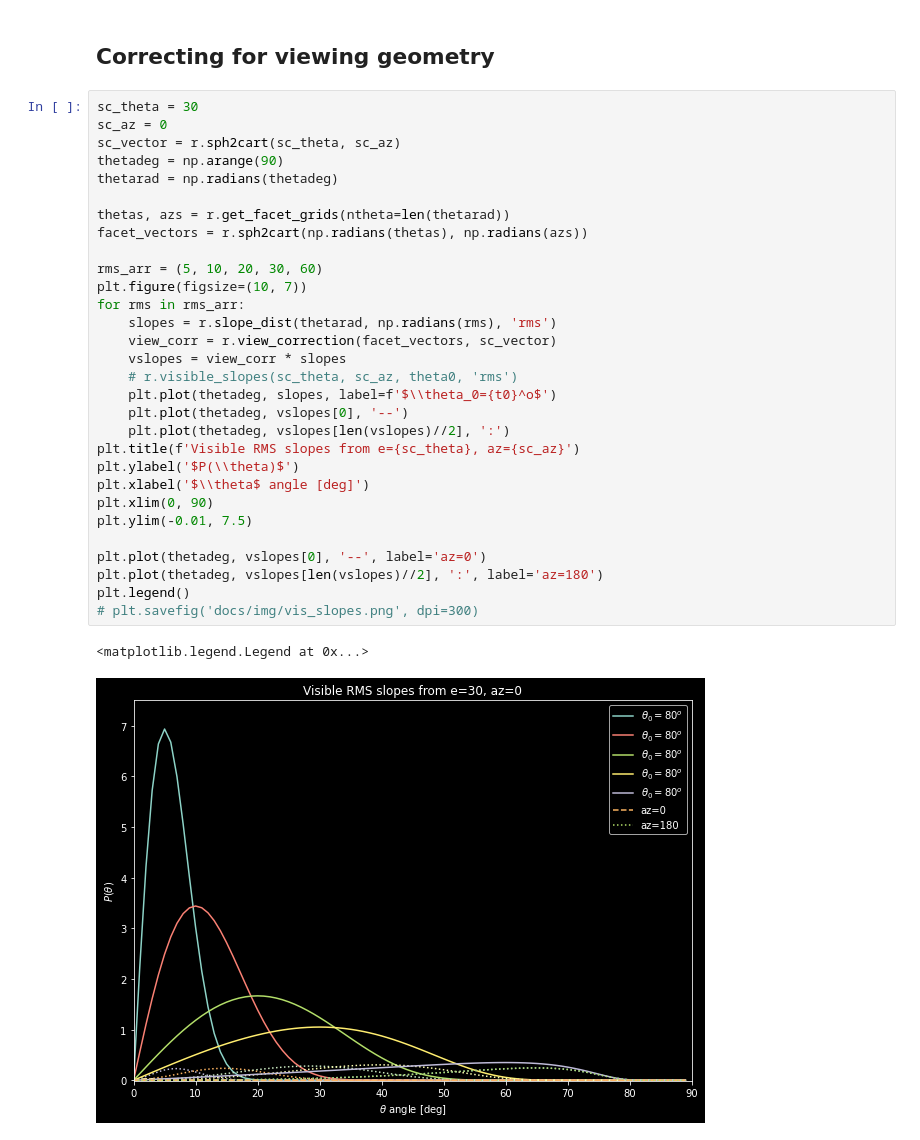
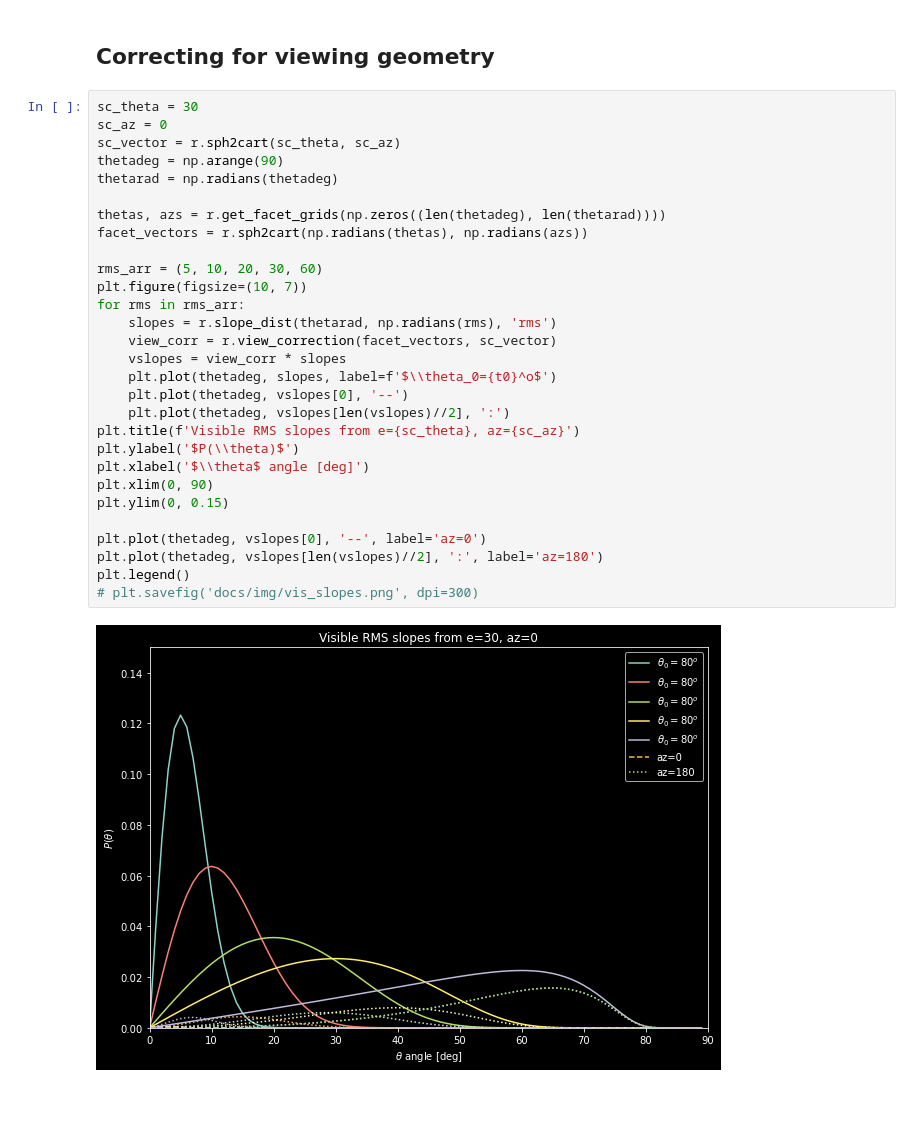
Before and after one commit to NAU-PIXEL/roughness, a Jupyter notebook: examples/slope_dist.ipynb, the cells around one changed output. Cells and saved outputs as stored; diff of their text form; blank space fills up the shorter version.

```diff
--- a/examples/slope_dist.ipynb
+++ b/examples/slope_dist.ipynb
@@ -59,33 +51,31 @@ plt.legend()
 # %%
 sc_theta = 30
 sc_az = 0
 sc_vector = r.sph2cart(sc_theta, sc_az)
 thetadeg = np.arange(90)
 thetarad = np.radians(thetadeg)
 
-thetas, azs = r.get_facet_grids(ntheta=len(thetarad))
+thetas, azs = r.get_facet_grids(np.zeros((len(thetadeg), len(thetarad))))
 facet_vectors = r.sph2cart(np.radians(thetas), np.radians(azs))
 
 rms_arr = (5, 10, 20, 30, 60)
 plt.figure(figsize=(10, 7))
 for rms in rms_arr:
     slopes = r.slope_dist(thetarad, np.radians(rms), 'rms')
     view_corr = r.view_correction(facet_vectors, sc_vector)
     vslopes = view_corr * slopes
-    # r.visible_slopes(sc_theta, sc_az, theta0, 'rms')
     plt.plot(thetadeg, slopes, label=f'$\\theta_0={t0}^o$')
     plt.plot(thetadeg, vslopes[0], '--')
     plt.plot(thetadeg, vslopes[len(vslopes)//2], ':')
 plt.title(f'Visible RMS slopes from e={sc_theta}, az={sc_az}')
 plt.ylabel('$P(\\theta)$')
 plt.xlabel('$\\theta$ angle [deg]')
 plt.xlim(0, 90)
-plt.ylim(-0.01, 7.5)
+plt.ylim(0, 0.15)
 
 plt.plot(thetadeg, vslopes[0], '--', label='az=0')
 plt.plot(thetadeg, vslopes[len(vslopes)//2], ':', label='az=180')
 plt.legend()
 # plt.savefig('docs/img/vis_slopes.png', dpi=300)
 # %% [output]
-<matplotlib.legend.Legend at 0x...>
-[figure, old version]
+[figure, new version]
```
Also changed, not shown: parts of 2 cells of this notebook, 6 other files.
